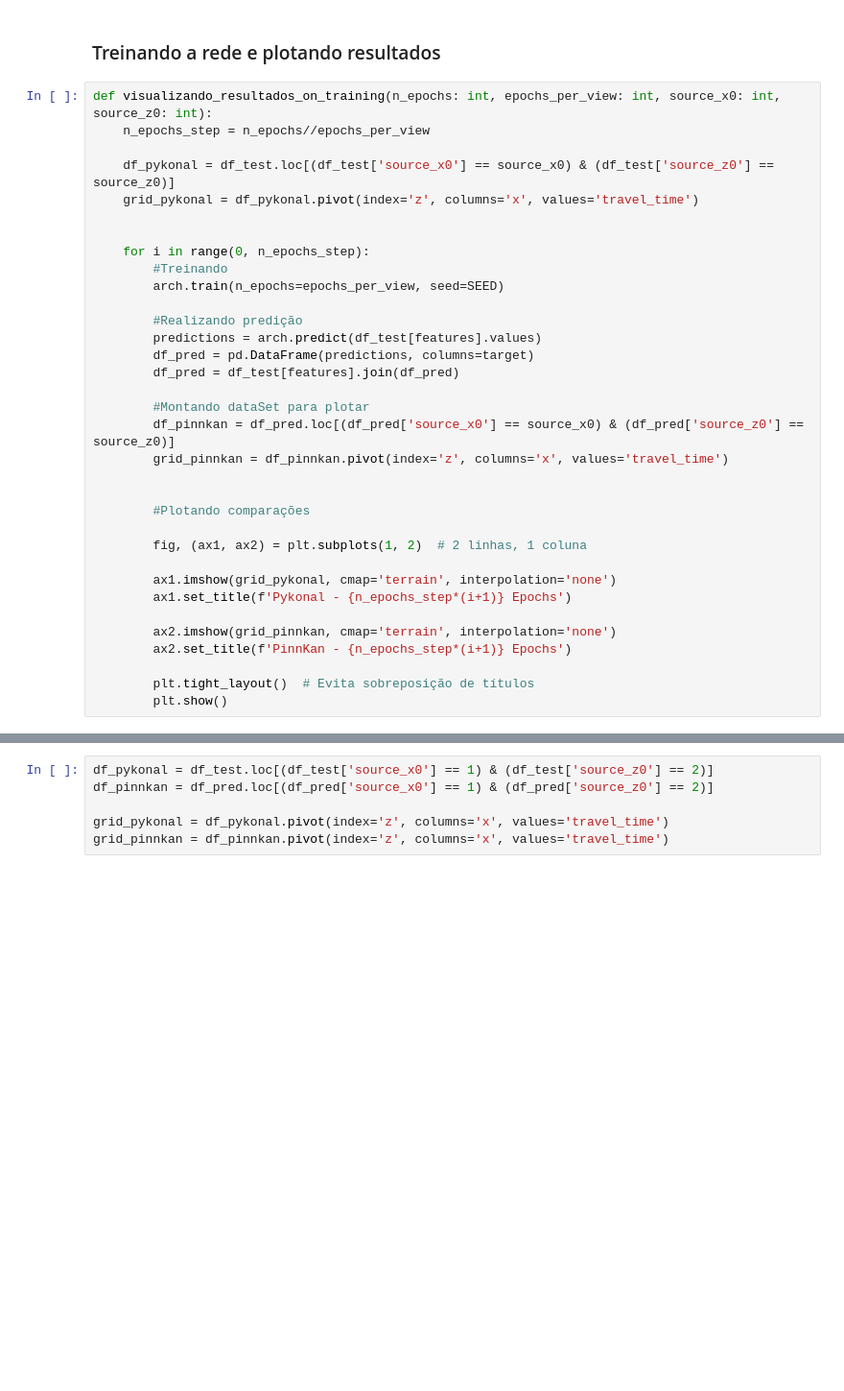
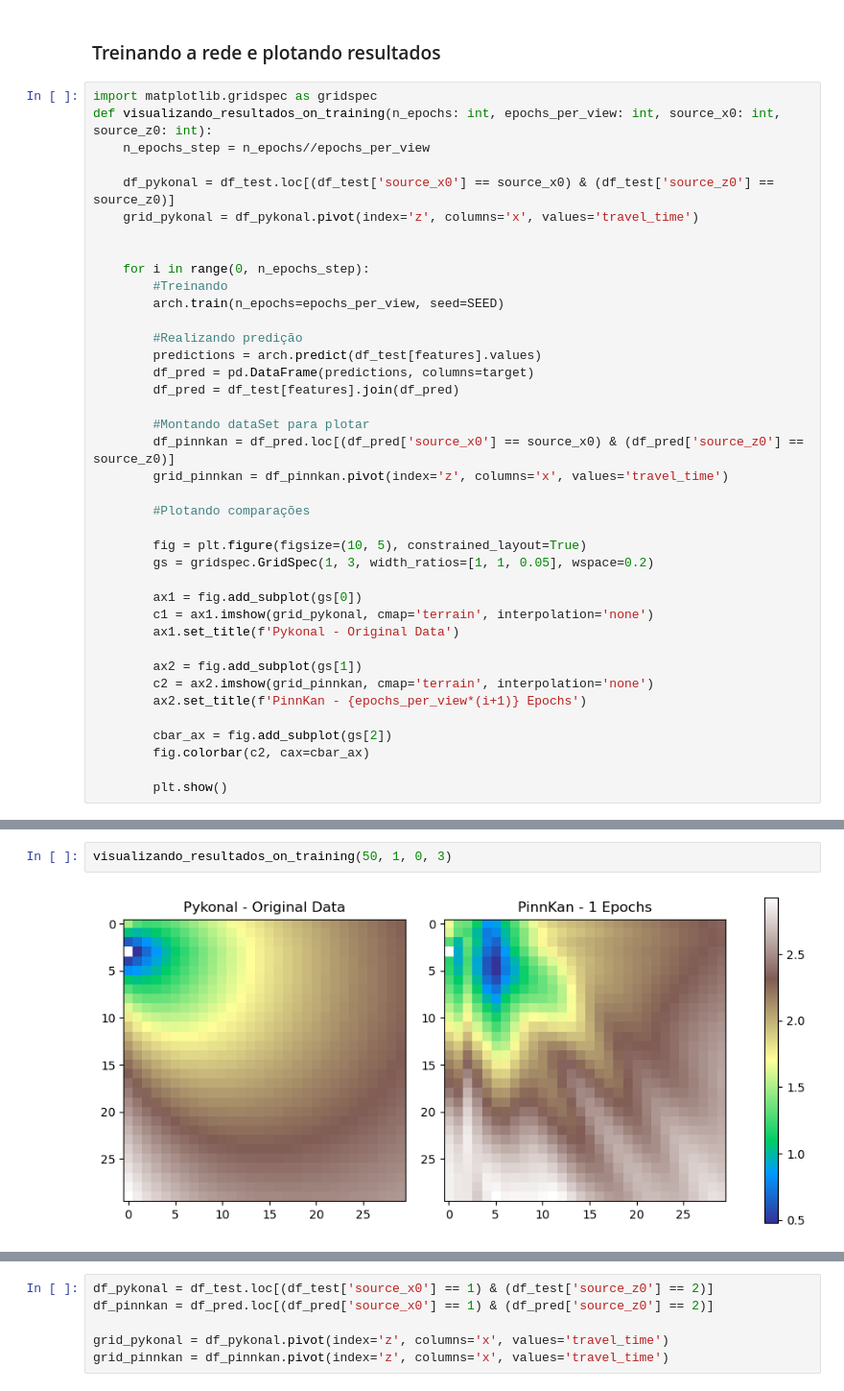
Before and after one commit to viniciuspaiva1/TCC-Eikonal, a Jupyter notebook: first_steps.ipynb, the cells around one changed output, grey strips where cells are left out. Shown at 96% size. Drawn from its saved outputs; the diff is of its cells as text; blank space fills up the shorter version.

```diff
--- a/first_steps.ipynb
+++ b/first_steps.ipynb
@@ -402,6 +412,7 @@ plot_heatmap_block(df, 'x', 'z', 'travel_time', ['source_x0', 'source_z0'], 1)
 # %% [markdown]
 ### Treinando a rede e plotando resultados
 # %%
+import matplotlib.gridspec as gridspec
 def visualizando_resultados_on_training(n_epochs: int, epochs_per_view: int, source_x0: int, source_z0: int):
     n_epochs_step = n_epochs//epochs_per_view
 
@@ -422,16 +433,20 @@ def visualizando_resultados_on_training(n_epochs: int, epochs_per_view: int, sou
         df_pinnkan = df_pred.loc[(df_pred['source_x0'] == source_x0) & (df_pred['source_z0'] == source_z0)]
         grid_pinnkan = df_pinnkan.pivot(index='z', columns='x', values='travel_time')
 
-
         #Plotando comparações
 
-        fig, (ax1, ax2) = plt.subplots(1, 2)  # 2 linhas, 1 coluna
+        fig = plt.figure(figsize=(10, 5), constrained_layout=True)
+        gs = gridspec.GridSpec(1, 3, width_ratios=[1, 1, 0.05], wspace=0.2)
 
-        ax1.imshow(grid_pykonal, cmap='terrain', interpolation='none')
-        ax1.set_title(f'Pykonal - {n_epochs_step*(i+1)} Epochs')
+        ax1 = fig.add_subplot(gs[0])
+        c1 = ax1.imshow(grid_pykonal, cmap='terrain', interpolation='none')
+        ax1.set_title(f'Pykonal - Original Data')
 
-        ax2.imshow(grid_pinnkan, cmap='terrain', interpolation='none')
-        ax2.set_title(f'PinnKan - {n_epochs_step*(i+1)} Epochs')
+        ax2 = fig.add_subplot(gs[1])
+        c2 = ax2.imshow(grid_pinnkan, cmap='terrain', interpolation='none')
+        ax2.set_title(f'PinnKan - {epochs_per_view*(i+1)} Epochs')
 
-        plt.tight_layout()  # Evita sobreposição de títulos
+        cbar_ax = fig.add_subplot(gs[2])
+        fig.colorbar(c2, cax=cbar_ax)
+
         plt.show()
@@ -450,0 +469,4 @@ visualizando_resultados_on_training(100, 10, 1, 2)
+# %%
+visualizando_resultados_on_training(50, 1, 0, 3)
+# %% [output]
+[figure, added]
```
Also changed, not shown: parts of 13 cells of this notebook, 2 other files.
